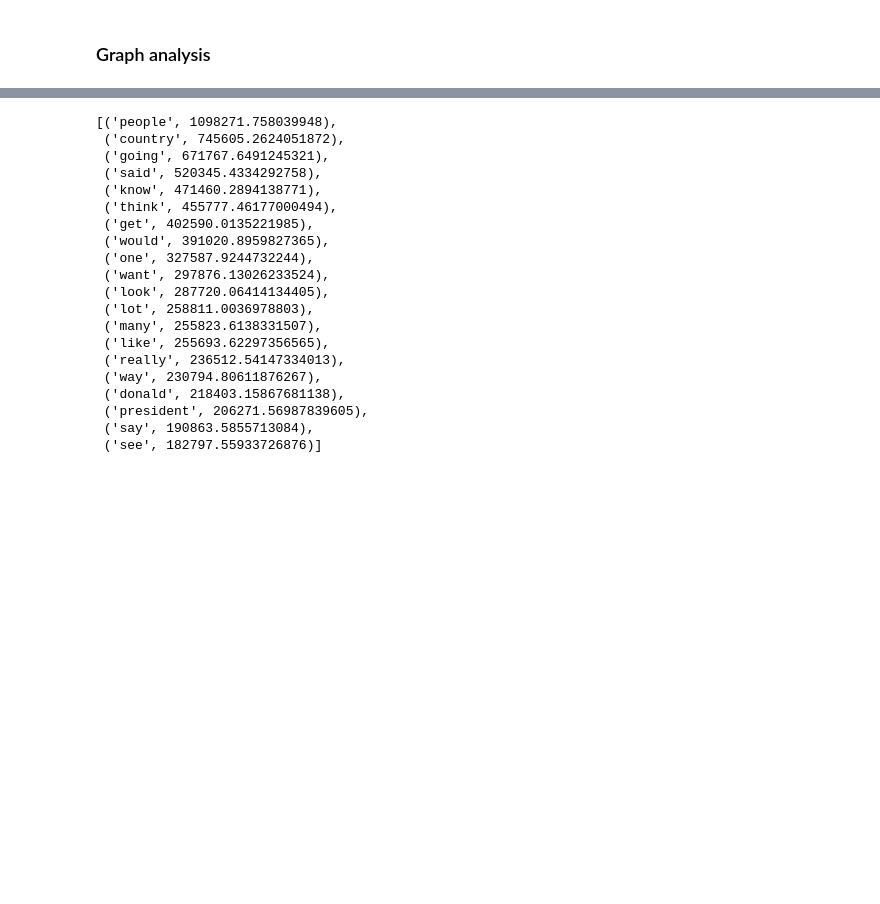
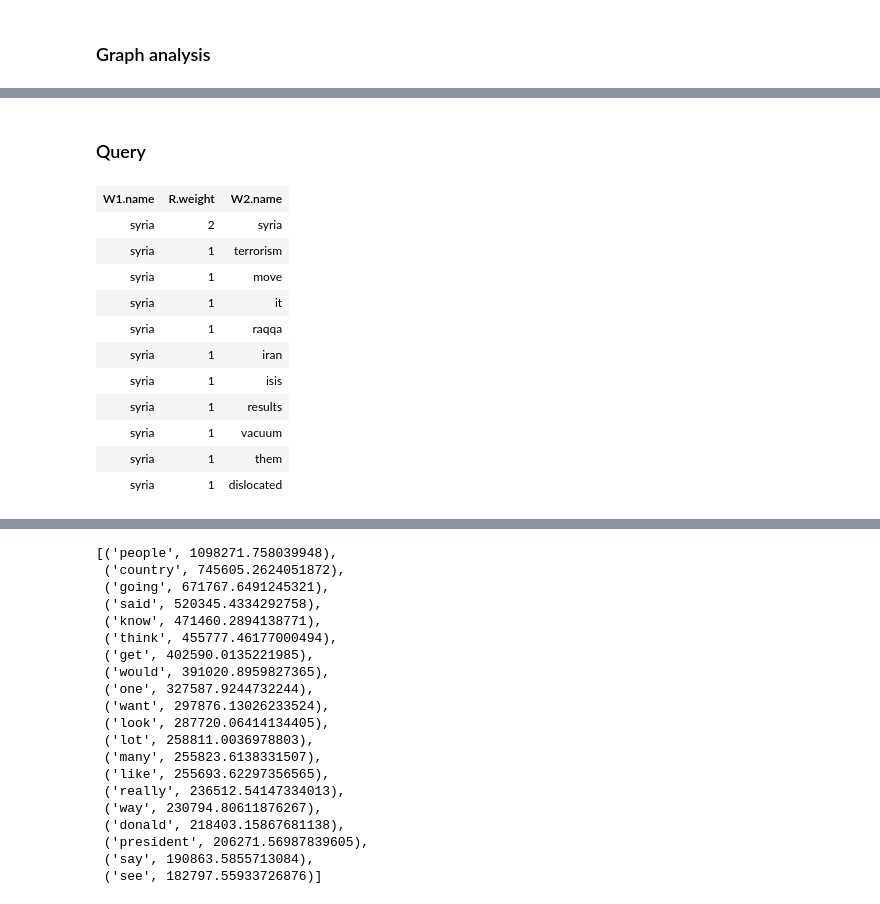
Before and after one commit to msahamed/text_network_analysis, a Jupyter notebook: graph_analysis.ipynb, the cells around one changed output, grey strips where cells are left out. Cells and saved outputs as stored; diff of their text form; code cells hidden in the pictures; blank space fills up the shorter version.

```diff
--- a/graph_analysis.ipynb
+++ b/graph_analysis.ipynb
@@ -276,3 +276,10 @@ for sentence, speaker in zip(df_sent['text'], df_sent['name']):
     graph.run(INSERT_DATA, parameters = {'sentence': sentence, 'speaker': speaker})
 # %% [markdown]
 ### Graph analysis
+# %%
+DELETE_EMPTY_NODE =
+"""
+MATCH (n { name:"" })
+DETACH DELETE n
+"""
+graph.run(DELETE_EMPTY_NODE)
@@ -278,0 +288,9 @@ for sentence, speaker in zip(df_sent['text'], df_sent['name']):
+# %%
+BETWEENESS_QUERY =
+"""
+MATCH (W:Word)
+WITH collect(W) AS words
+CALL apoc.algo.betweenness(["NEXT_WORD"], words, "BOTH") YIELD node, score
+SET node.betweenness = score
+RETURN node.name AS name, score ORDER BY score DESC LIMIT 25
+"""
@@ -278,0 +317,2 @@ for sentence, speaker in zip(df_sent['text'], df_sent['name']):
+# %% [markdown]
+### Query
@@ -278,0 +323,15 @@ for sentence, speaker in zip(df_sent['text'], df_sent['name']):
+# %%
+graph.run(Query, parameters = {"concept": "syria"}).to_table()
+# %% [output]
+| W1.name | R.weight | W2.name |
+| syria | 2 | syria |
+| syria | 1 | terrorism |
+| syria | 1 | move |
+| syria | 1 | it |
+| syria | 1 | raqqa |
+| syria | 1 | iran |
+| syria | 1 | isis |
+| syria | 1 | results |
+| syria | 1 | vacuum |
+| syria | 1 | them |
+| syria | 1 | dislocated |
```
Also changed, not shown: parts of 25 cells of this notebook.
